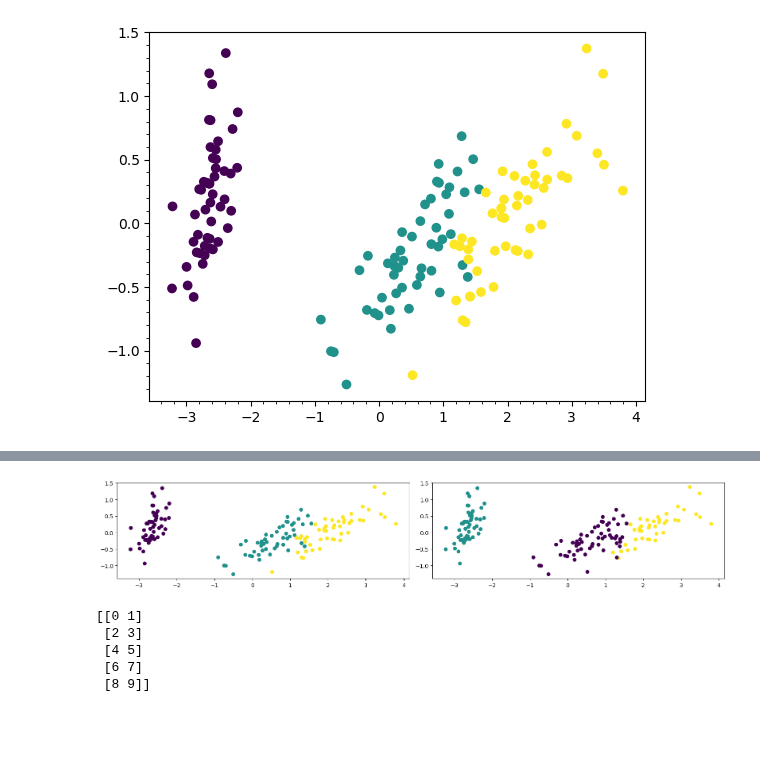
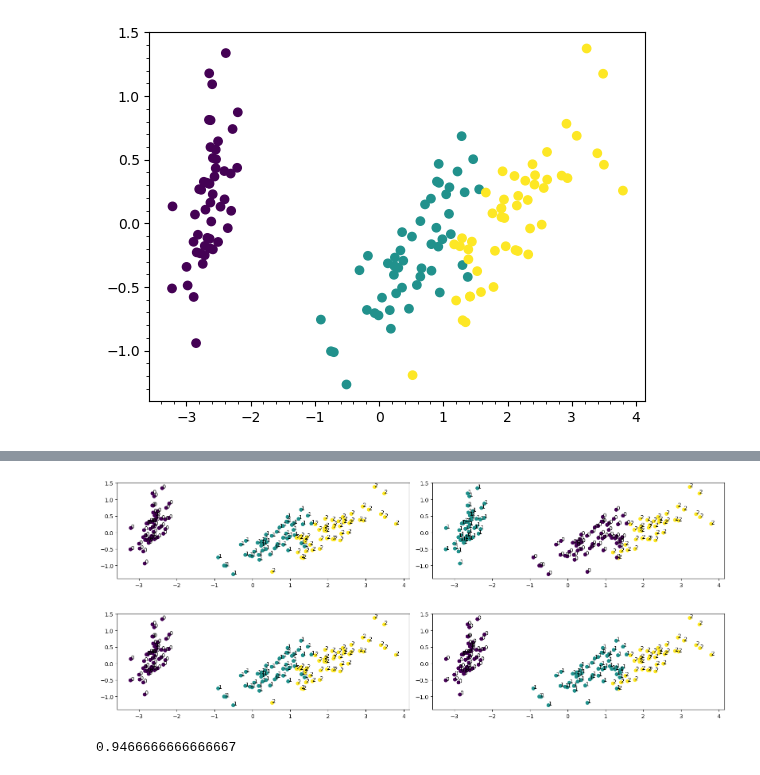
Before and after one commit to intellimath/mlgrad, a Jupyter notebook: examples/robml_book/kmeans_classic.ipynb, the cells around one changed output, grey strips where cells are left out. Saved outputs shown, nothing was run; the diff lists cells and outputs as text; code cells hidden in the pictures; blank space fills up the shorter version.

```diff
--- a/examples/robml_book/kmeans_classic.ipynb
+++ b/examples/robml_book/kmeans_classic.ipynb
@@ -120,19 +115,14 @@ Y3 = kmm3.predict(X_iris)
 # %%
 plt.figure(figsize=(16,3))
 plt.subplot(1,2,1)
 plt.scatter(X[:,0], X[:,1], c=Y)
+for x,y,z in zip(X[:,0], X[:,1], Y):
+    plt.text(x, y, str(z))
 plt.subplot(1,2,2)
 plt.scatter(X[:,0], X[:,1], c=Y3)
+for x,y,z in zip(X[:,0], X[:,1], Y3):
+    plt.text(x, y, str(z))
 plt.tight_layout()
 plt.show()
 # %% [output]
-[figure, old version]
+[figure, new version]
-# %%
-X = np.arange(10).reshape(5,2)
-print(X)
-# %% [output]
-[[0 1]
- [2 3]
- [4 5]
- [6 7]
- [8 9]]
@@ -138,0 +133,14 @@ print(X)
+# %%
+plt.figure(figsize=(16,3))
+plt.subplot(1,2,1)
+plt.scatter(X[:,0], X[:,1], c=Y)
+for x,y,z in zip(X[:,0], X[:,1], Y):
+    plt.text(x, y, str(z))
+plt.subplot(1,2,2)
+plt.scatter(X[:,0], X[:,1], c=Y3)
+for x,y,z in zip(X[:,0], X[:,1], Y3):
+    plt.text(x, y, str(z))
+plt.tight_layout()
+plt.show()
+# %% [output]
+[figure, added]
@@ -138,0 +149,4 @@ print(X)
+# %%
+accuracy_score(Y, Y3)
+# %% [output]
+0.9466666666666667
```
Also changed, not shown: parts of 8 cells of this notebook, 10 other files.
